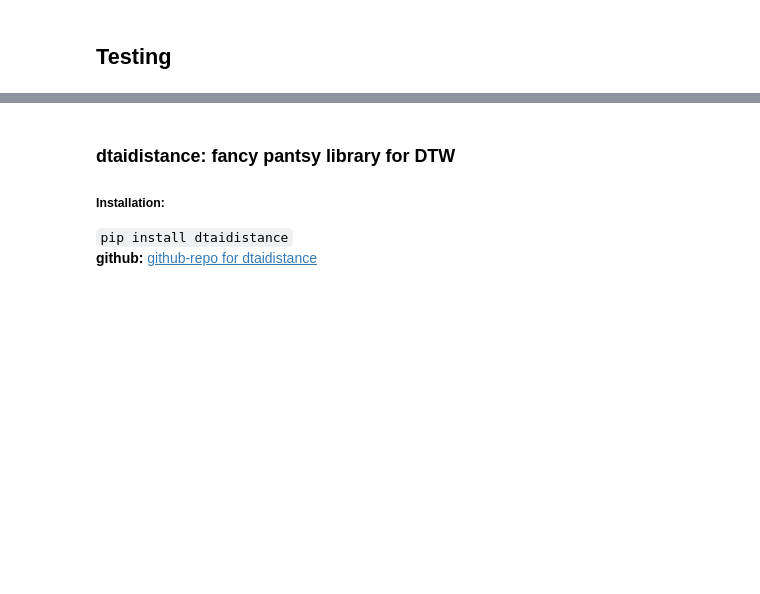
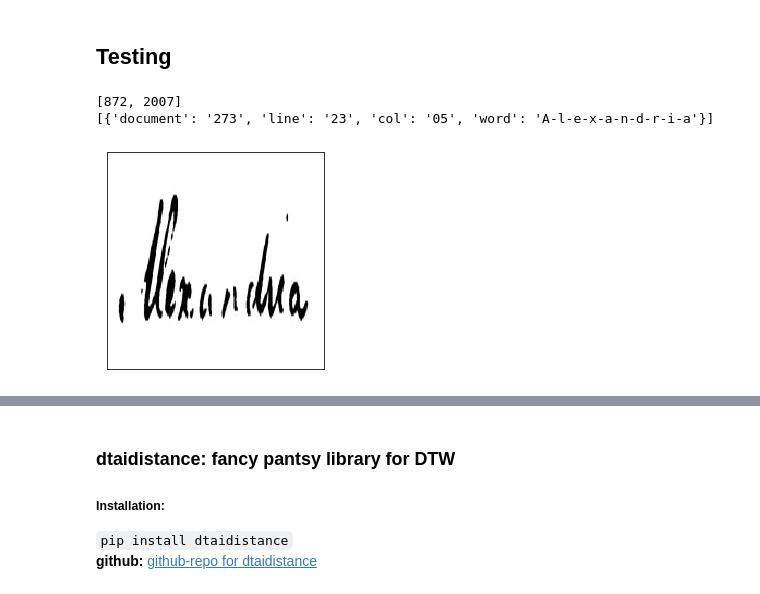
Before and after one commit to TheLoooser/pattern-recognition, a Jupyter notebook: 3/dtw.ipynb, the cells around one changed output, grey strips where cells are left out. Cells and saved outputs as stored; diff of their text form; code cells hidden in the pictures; blank space fills up the shorter version.

```diff
--- a/3/dtw.ipynb
+++ b/3/dtw.ipynb
@@ -147,2 +152,12 @@ array([[inf]])
 # %% [markdown]
 ## Testing
+# %%
+ids_ = find_by_word(TRANSCRIPT, 'A-l-e-x-a-n-d-r-i-a')
+print(ids_)
+
+print([TRANSCRIPT[ids_[0]]])
+display_image(IMAGES[ids_[0]]['image'])
+# %% [output]
+[872, 2007]
+[{'document': '273', 'line': '23', 'col': '05', 'word': 'A-l-e-x-a-n-d-r-i-a'}]
+[figure, added]
```
Also changed, not shown: parts of 13 cells of this notebook.
